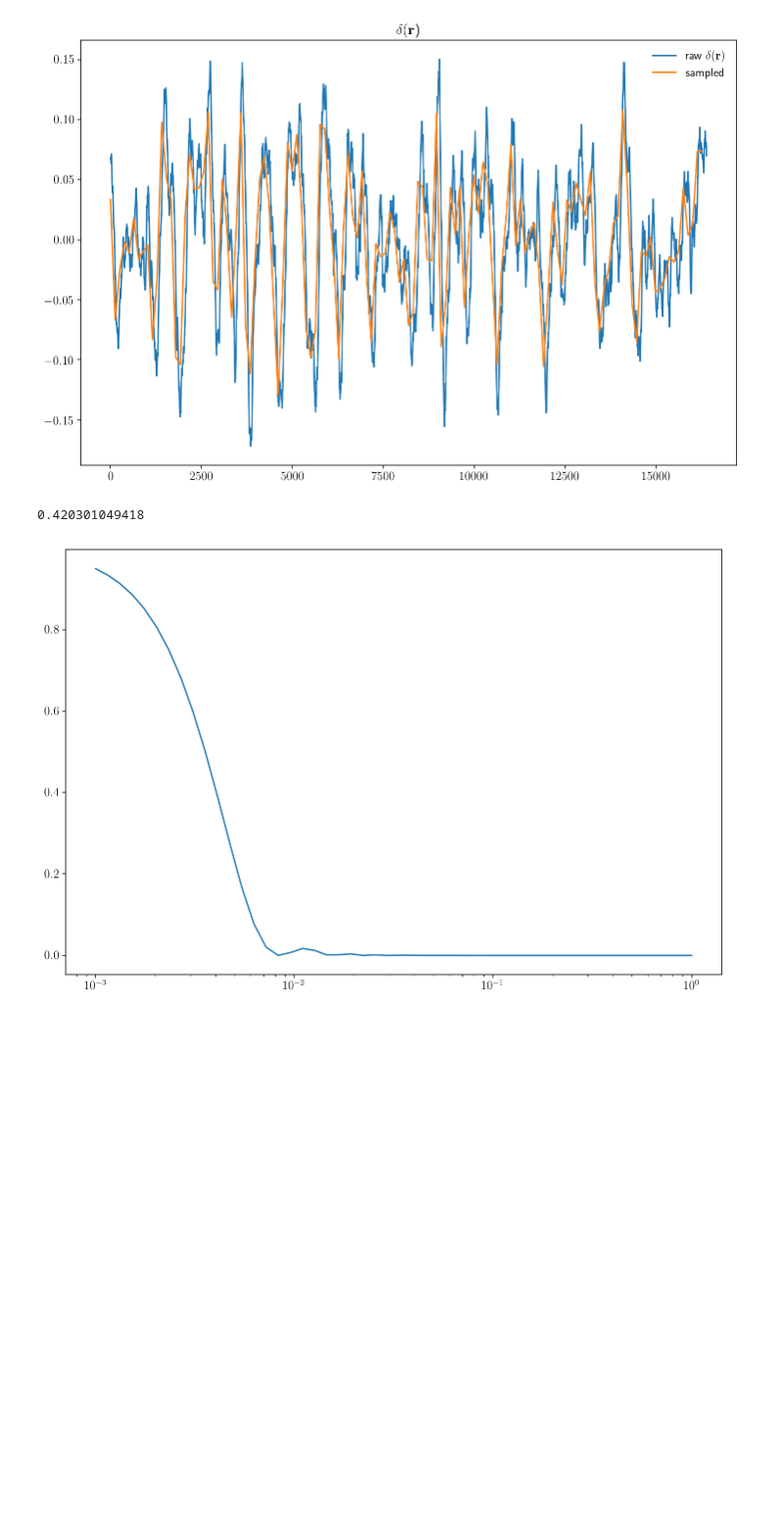
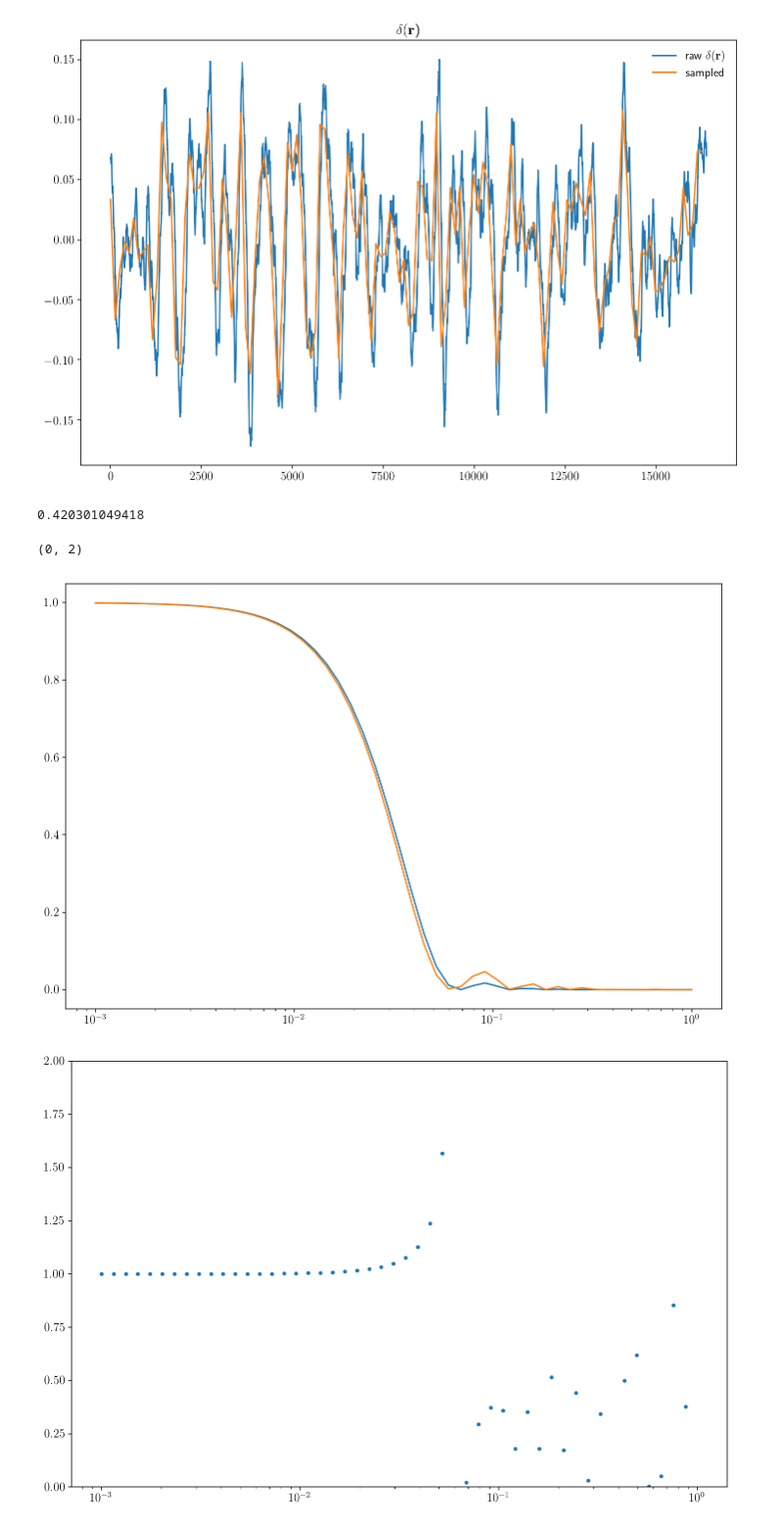
Before and after one commit to defjaf/RandomFields, a Jupyter notebook: Sampling and Aliasing.ipynb, the cells around one changed output. Shown at 98% size. Saved outputs shown, nothing was run; the diff lists cells and outputs as text; code cells hidden in the pictures; blank space fills up the shorter version.

```diff
--- a/Sampling and Aliasing.ipynb
+++ b/Sampling and Aliasing.ipynb
@@ -208,9 +209,15 @@ sampled spectra plotted, eP[0]=2.42093e-06
 # %%
 karr = np.logspace(-3,0,50)
 plt.semilogx(karr, pixs.pixelWindow2D(karr, n_in//n_out)**2)
+plt.semilogx(karr, pixs.pixelWindow1D(karr, n_in//n_out)**2)
 print(pixs.pixelWindow2D(10**-1.5,2048/128)**2)   ### checked against mathematica: Wsquare[10^-1.5, 2048/128]^2 = 0.9798
+plt.figure()
+plt.semilogx(karr, pixs.pixelWindow2D(karr, n_in//n_out)**2/pixs.pixelWindow1D(karr, n_in//n_out)**2, '.')
+plt.ylim(0,2)
 # %% [output]
 0.420301049418
+(0, 2)
-[figure, old version]
+[figure, new version]
+[figure, added]
 # %%
 np.seterr?
```
Also changed, not shown: parts of 1 cell of this notebook, 1 other file.
